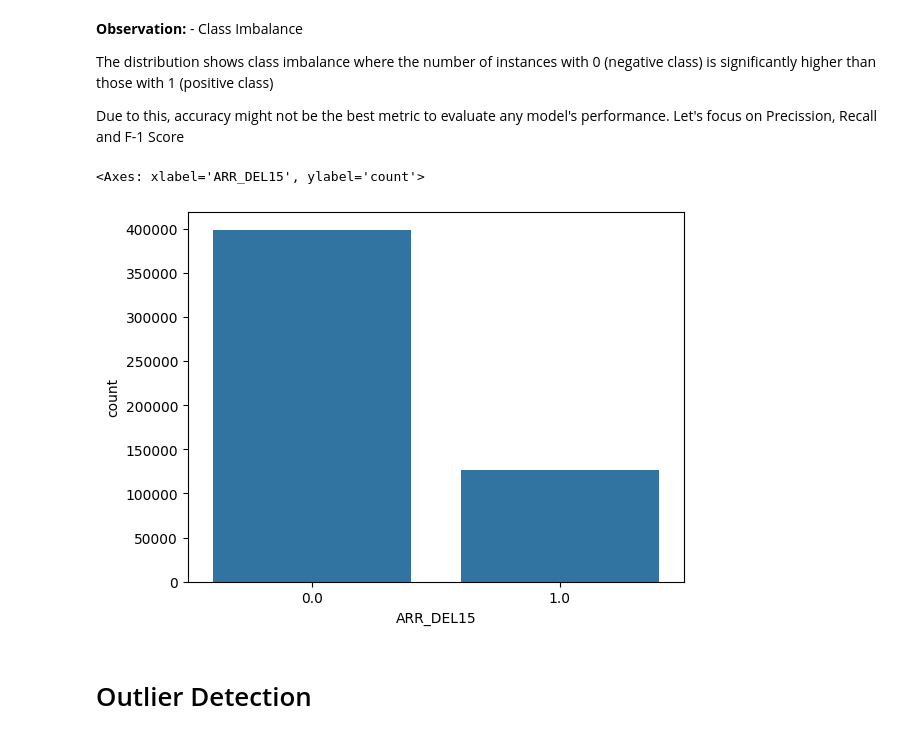
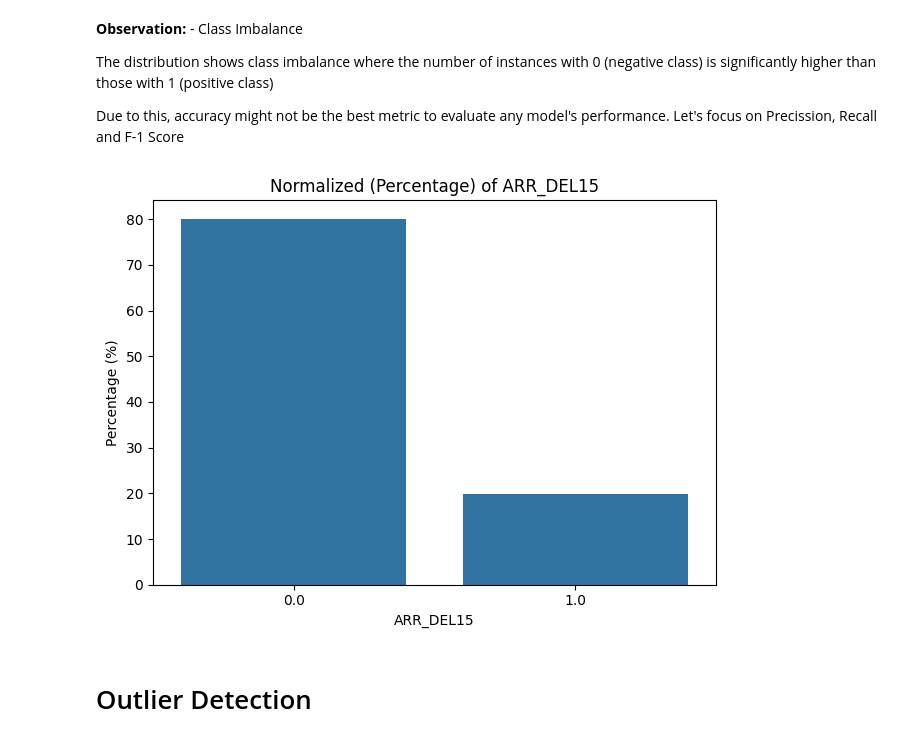
Before and after one commit to chaitanya456/CSE561-DDD-FinalProject, a Jupyter notebook: Data_Cleaning_and_exploration.ipynb, the cells around one changed output. Saved outputs shown, nothing was run; the diff lists cells and outputs as text; code cells hidden in the pictures.

```diff
--- a/Data_Cleaning_and_exploration.ipynb
+++ b/Data_Cleaning_and_exploration.ipynb
@@ -27,0 +120,6 @@ df.head()
+# %%
+r1 = df.shape
+df.drop(columns = ['MONTH', 'QUARTER', 'CANCELLATION_CODE', 'ACTUAL_ELAPSED_TIME'], inplace = True)
+r2 = df.shape
+
+print(f"The number of constant/irrelevant/leaky_columns we dropped {r1[1] - r2[1]}")
@@ -145,7 +341,7 @@ def handle_missing_values(df, app_number):
 
     # Step 2: Fill missing values in the target column 'ARR_DEL15' using its median
     # We use the median to keep the target class (y) to be binary. If we repalce with mean -> we might end up with continuous values which is undesirable.
-    df.loc[:, 'ARR_DEL15'] = df['ARR_DEL15'].fillna(df['ARR_DEL15'].median())
+    df.loc[:, 'ARR_DEL15'] = df['ARR_DEL15'].fillna(df['ARR_DEL15'].mode()[0])
 
     # Step 3: Handle missing values
     if app_number == 1:
@@ -179,0 +378,7 @@ def handle_missing_values(df, app_number):
+# %%
+df = handle_missing_values(df, 4)
+# %%
+df["DEP_DEL15"] = df["DEP_DEL15"].astype('category')
+df["ARR_DEL15"] = df["ARR_DEL15"].astype('category')
+df["DIVERTED"] = df["DIVERTED"].astype('category')
+df["CANCELLED"] = df["CANCELLED"].astype('category')
@@ -186,18 +425,30 @@ The distribution shows class imbalance where the number of instances with 0 (neg
 
 Due to this, accuracy might not be the best metric to evaluate any model's performance. Let's focus on Precission, Recall and F-1 Score
 # %%
+
 import seaborn as sns
 
 # Selecting an approach 4 to handle missing values
 app_number = 4
 df_cleaned = handle_missing_values(df, app_number)
 
 # removing the target variables after handling missing values
 target = df_cleaned['ARR_DEL15']
-sns.barplot(target.value_counts())
+
+target_counts = target.value_counts()
+target_percent = target.value_counts(normalize=True) * 100
+
+
+
+sns.barplot(x=target_percent.index, y=target_percent.values)
+plt.title("Normalized (Percentage) of ARR_DEL15")
+plt.xlabel("ARR_DEL15")
+plt.ylabel("Percentage (%)")
+
+
+plt.tight_layout()
 # %% [output]
-<Axes: xlabel='ARR_DEL15', ylabel='count'>
-[figure, old version]
+[figure, new version]
 # %% [markdown]
 # Outlier Detection
 # %% [markdown]
```
Also changed, not shown: parts of 49 cells of this notebook, 2 other files.
